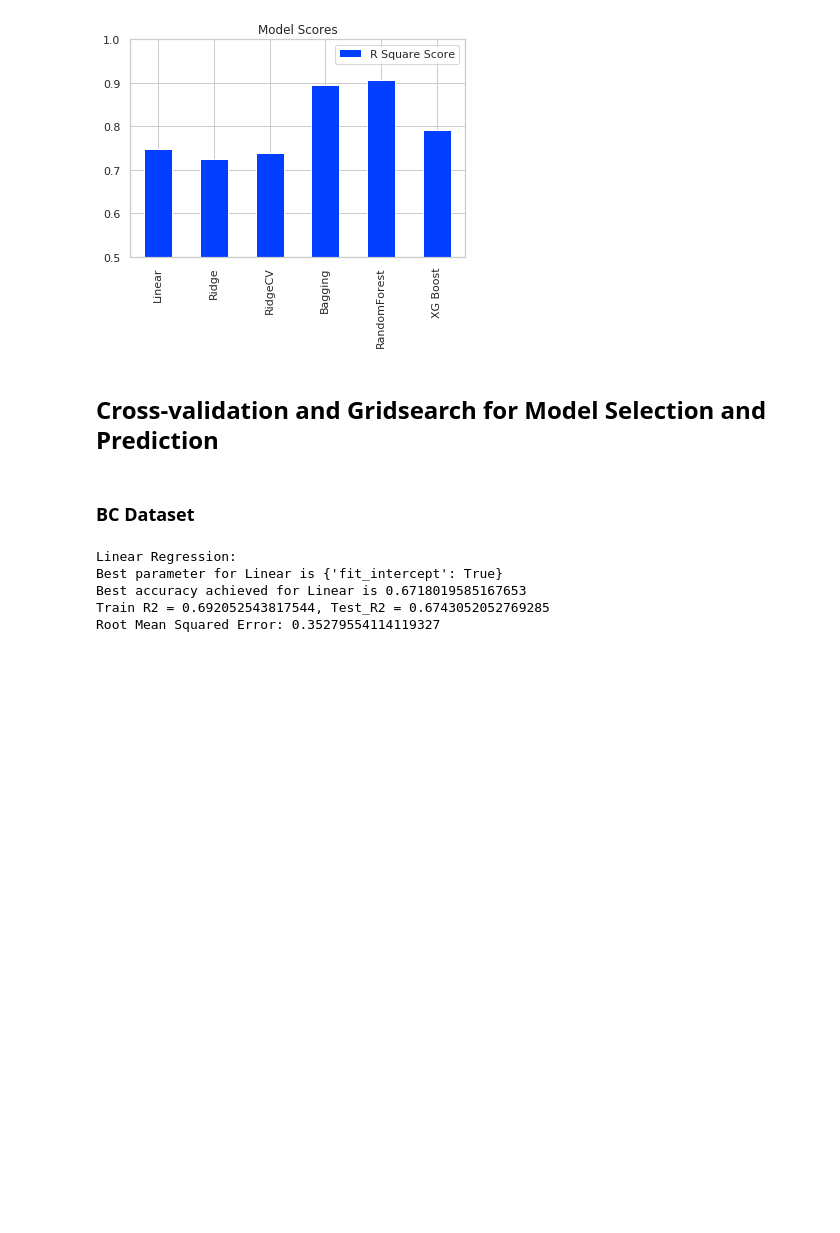
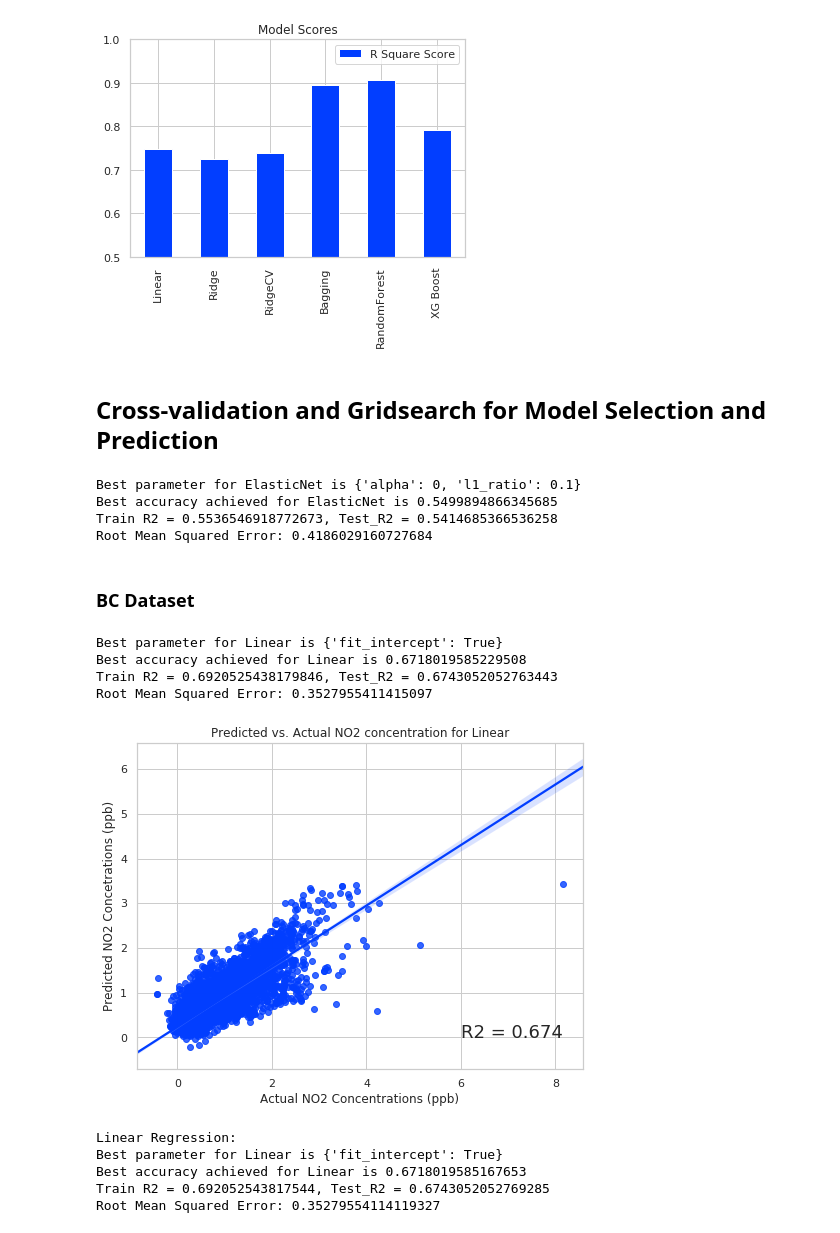
Before and after one commit to varsha2509/hyperlocal-aq-prediction, a Jupyter notebook: Notebooks/Statistical-Data-Analysis-And-Machine-Learning-All-Facilities.ipynb, the cells around one changed output. Saved outputs shown, nothing was run; the diff lists cells and outputs as text; code cells hidden in the pictures; blank space fills up the shorter version.

```diff
--- a/Notebooks/Statistical-Data-Analysis-And-Machine-Learning-All-Facilities.ipynb
+++ b/Notebooks/Statistical-Data-Analysis-And-Machine-Learning-All-Facilities.ipynb
@@ -83,8 +83,8 @@ pd.set_option('display.max_rows', None)
 # %% [markdown]
 ## <b> <font size = 4>  Load the DataFrames   </b> </font>
 # %%
-BC_All= pd.read_csv("Data/BC_All_Facilities_input.csv")
-NO2_All = pd.read_csv("Data/NO2_All_Facilities_input.csv")
+BC_All= pd.read_csv("../Data/BC_All_Facilities_input.csv")
+NO2_All = pd.read_csv("../Data/NO2_All_Facilities_input.csv")
 # %%
 #Drop the first column and rename 'BC Value' and 'NO2 Value'
 BC_All.drop(columns = ['Unnamed: 0'], inplace=True)
@@ -1712,5 +2050,20 @@ def cv_gridsearch_models(model_type, X, y, pol ,pca_apply= False):
+# %%
+cv_gridsearch_models('ElasticNet', X_BC_original, y_BC_original ,False)
+# %% [output]
+Best parameter for ElasticNet is {'alpha': 0, 'l1_ratio': 0.1}
+Best accuracy achieved for ElasticNet is 0.5499894866345685
+Train R2 = 0.5536546918772673, Test_R2 = 0.5414685366536258
+Root Mean Squared Error: 0.4186029160727684
 # %% [markdown]
 ### <b> <font size = 4> BC Dataset </b> </font>
+# %%
+cv_gridsearch_models('Linear', X_BC_original, y_BC_original, False)
+# %% [output]
+Best parameter for Linear is {'fit_intercept': True}
+Best accuracy achieved for Linear is 0.6718019585229508
+Train R2 = 0.6920525438179846, Test_R2 = 0.6743052052763443
+Root Mean Squared Error: 0.3527955411415097
+[figure, added]
 # %%
 print("Linear Regression:")
 
```
Also changed, not shown: parts of 1 cell of this notebook.
